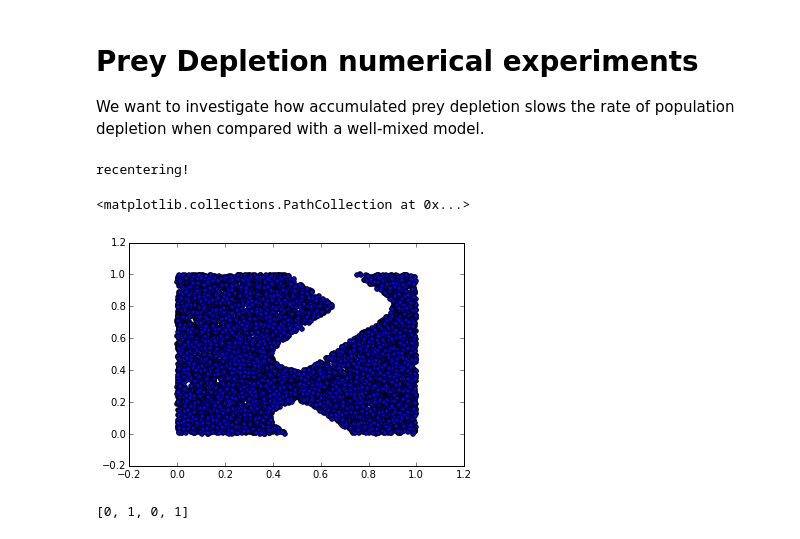
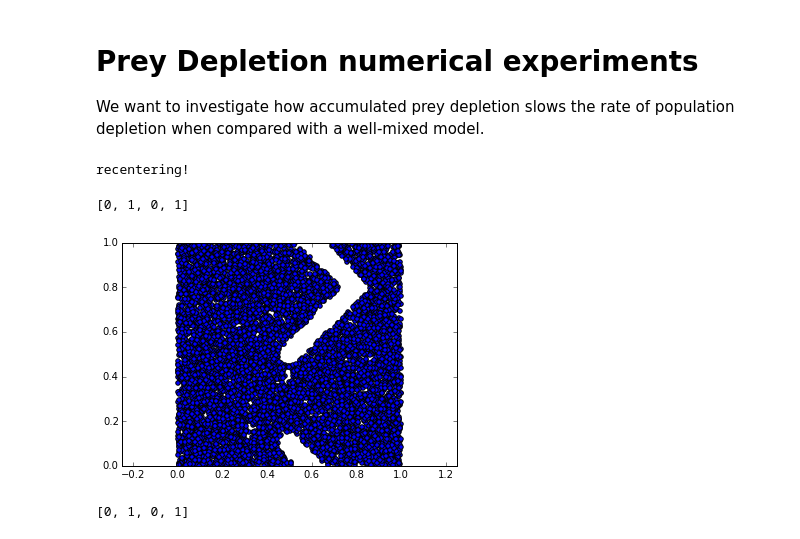
Before and after one commit to rgbrown/preydepletion, a Jupyter notebook: experiments.ipynb, the cells around one changed output. Drawn from its saved outputs; the diff is of its cells as text; code cells hidden in the pictures.

```diff
--- a/experiments.ipynb
+++ b/experiments.ipynb
@@ -128,16 +128,19 @@ class deplete2d:
         return idx.nonzero(), d_travelled
 # %%
 # Test whether a step works
-sim = deplete2d(density=10000, radius=0.1)
+sim = deplete2d(density=10000, radius=0.05)
 sim.step([0.3, 0.3])
 sim.step([-0.3, 0.3])
 idx = sim.prey_original['alive'] == 1
 x = sim.prey_original['position'][idx]
+
 plt.scatter(x[:,0], x[:,1])
+plt.axis('equal')
+plt.axis([0, 1, 0, 1])
 # %% [output]
 recentering!
-<matplotlib.collections.PathCollection at 0x...>
+[0, 1, 0, 1]
-[figure, old version]
+[figure, new version]
 # %%
 sim = deplete2d(density=20)
 fig = plt.figure()
```
